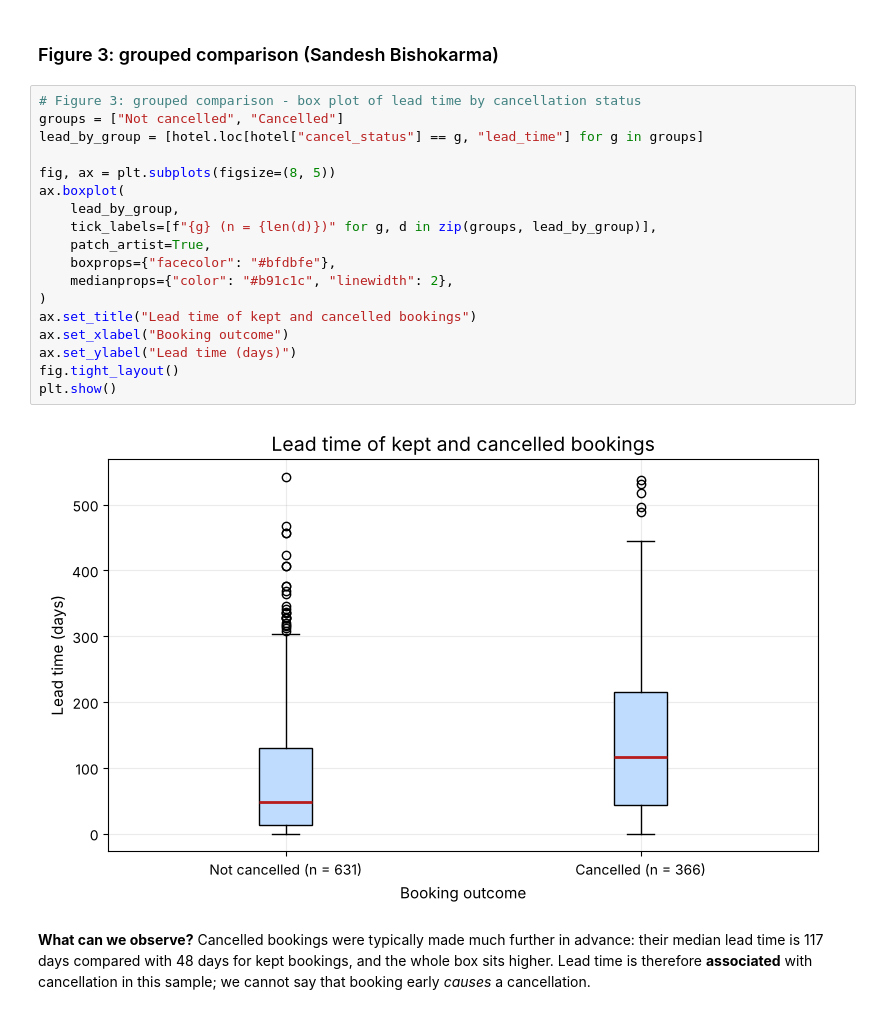
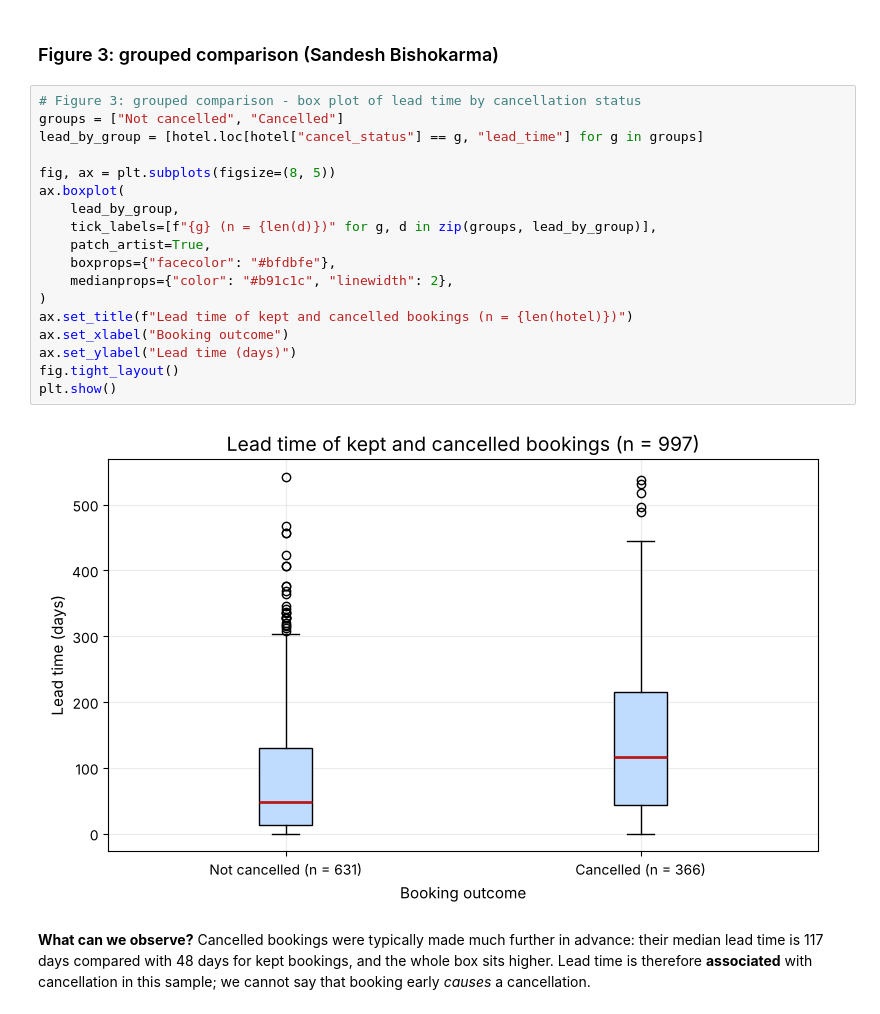
Before and after one commit to Acidburn07/hotel-booking-data-analysis, a Jupyter notebook: notebooks/work/sandesh.ipynb, the cells around one changed output. Drawn from its saved outputs; the diff is of its cells as text.

Commit message:
Show the sample size in the Figure 3 title
Co-Authored-By: Claude Opus 5.5 <noreply@anthropic.com>
Claude-Session: https://claude.ai/code/session_01FuKupHrS6yidq12N9G7ME8

```diff
--- a/notebooks/work/sandesh.ipynb
+++ b/notebooks/work/sandesh.ipynb
@@ -229,23 +229,23 @@ plt.show()
 # %%
 # Figure 3: grouped comparison - box plot of lead time by cancellation status
 groups = ["Not cancelled", "Cancelled"]
 lead_by_group = [hotel.loc[hotel["cancel_status"] == g, "lead_time"] for g in groups]
 
 fig, ax = plt.subplots(figsize=(8, 5))
 ax.boxplot(
     lead_by_group,
     tick_labels=[f"{g} (n = {len(d)})" for g, d in zip(groups, lead_by_group)],
     patch_artist=True,
     boxprops={"facecolor": "#bfdbfe"},
     medianprops={"color": "#b91c1c", "linewidth": 2},
 )
-ax.set_title("Lead time of kept and cancelled bookings")
+ax.set_title(f"Lead time of kept and cancelled bookings (n = {len(hotel)})")
 ax.set_xlabel("Booking outcome")
 ax.set_ylabel("Lead time (days)")
 fig.tight_layout()
 plt.show()
 # %% [output]
-[figure, old version]
+[figure, new version]
 # %% [markdown]
 **What can we observe?** Cancelled bookings were typically made much further in advance: their median lead time is 117 days compared with 48 days for kept bookings, and the whole box sits higher. Lead time is therefore **associated** with cancellation in this sample; we cannot say that booking early *causes* a cancellation.
 # %% [markdown]
```
